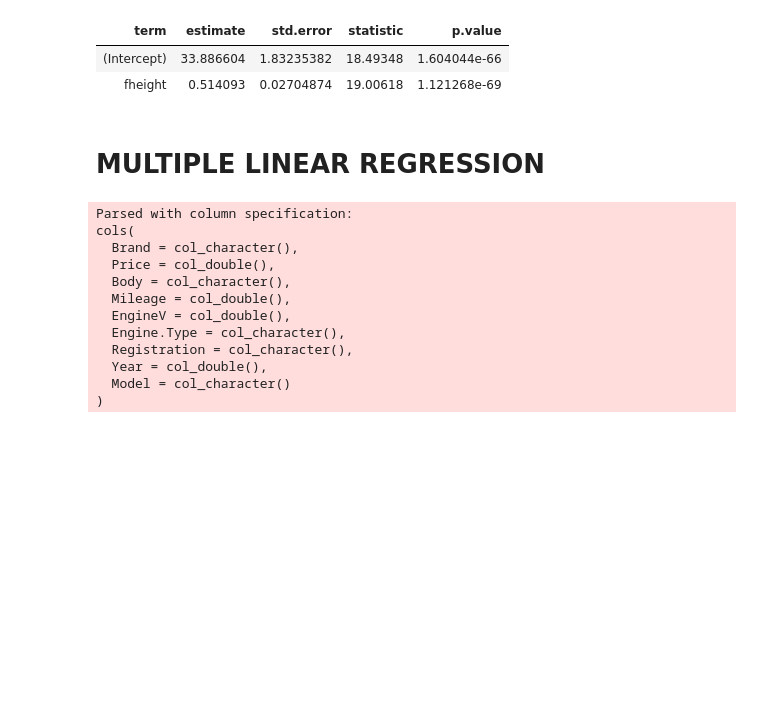
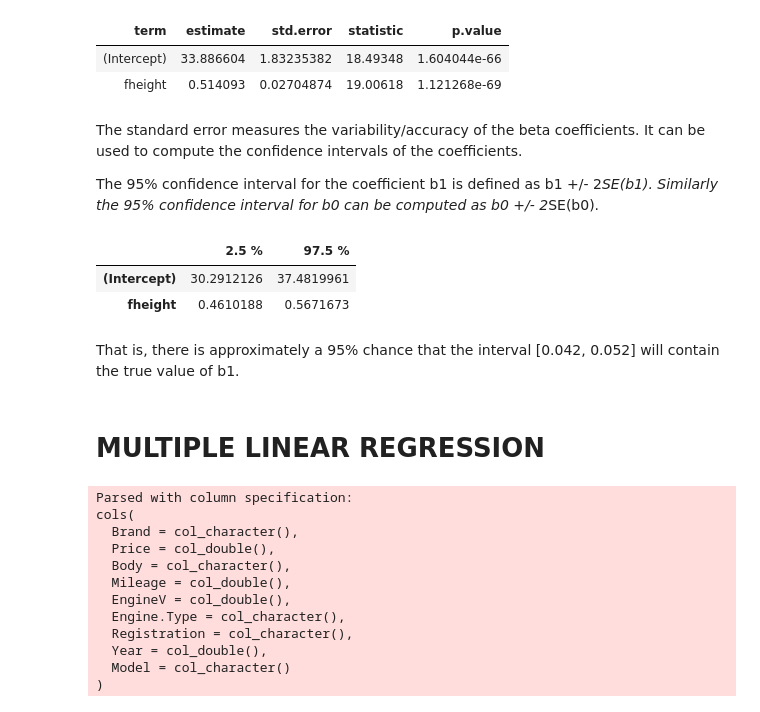
Before and after one commit to nithinivi/DataScienceInR, a Jupyter notebook: 05-Linear Regression.ipynb, the cells around one changed output. Cells and saved outputs as stored; diff of their text form; code cells hidden in the pictures; blank space fills up the shorter version.

```diff
--- a/05-Linear Regression.ipynb
+++ b/05-Linear Regression.ipynb
@@ -135,6 +165,19 @@ F-statistic: 361.2 on 1 and 1076 DF,  p-value: < 2.2e-16
 | term | estimate | std.error | statistic | p.value |
 | (Intercept) | 33.886604 | 1.83235382 | 18.49348 | 1.604044e-66 |
 | fheight | 0.514093 | 0.02704874 | 19.00618 | 1.121268e-69 |
+# %% [markdown]
+The standard error measures the variability/accuracy of the beta coefficients. It can be used to compute the confidence intervals of the coefficients.
+
+The 95% confidence interval for the coefficient b1 is defined as b1 +/- 2*SE(b1).
+ Similarly the 95% confidence interval for b0 can be computed as b0 +/- 2*SE(b0).
+# %%
+confint(height.lm)
+# %% [output]
+|  | 2.5 % | 97.5 % |
+| (Intercept) | 30.2912126 | 37.4819961 |
+| fheight | 0.4610188 | 0.5671673 |
+# %% [markdown]
+That is, there is approximately a 95% chance that the interval [0.042, 0.052] will contain the true value of b1.
 # %% [markdown]
 # MULTIPLE LINEAR REGRESSION
 # %%
```
Also changed, not shown: parts of 3 cells of this notebook.
